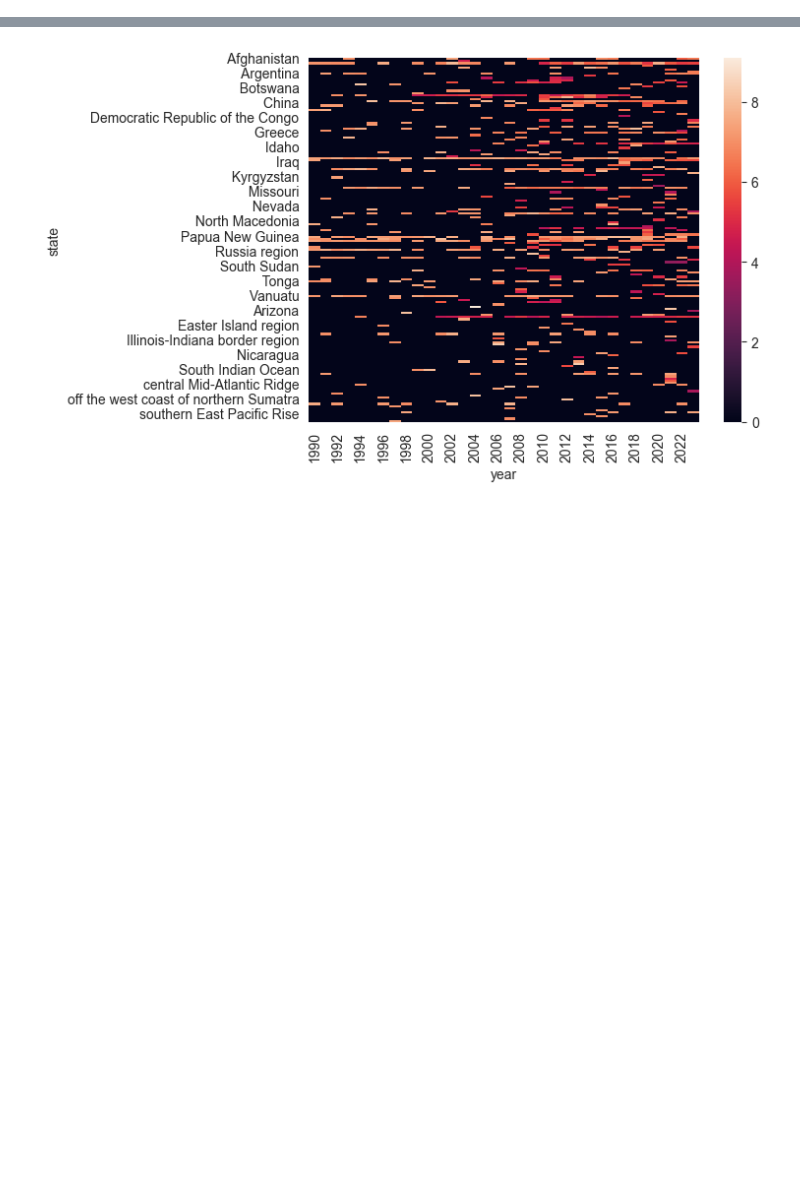
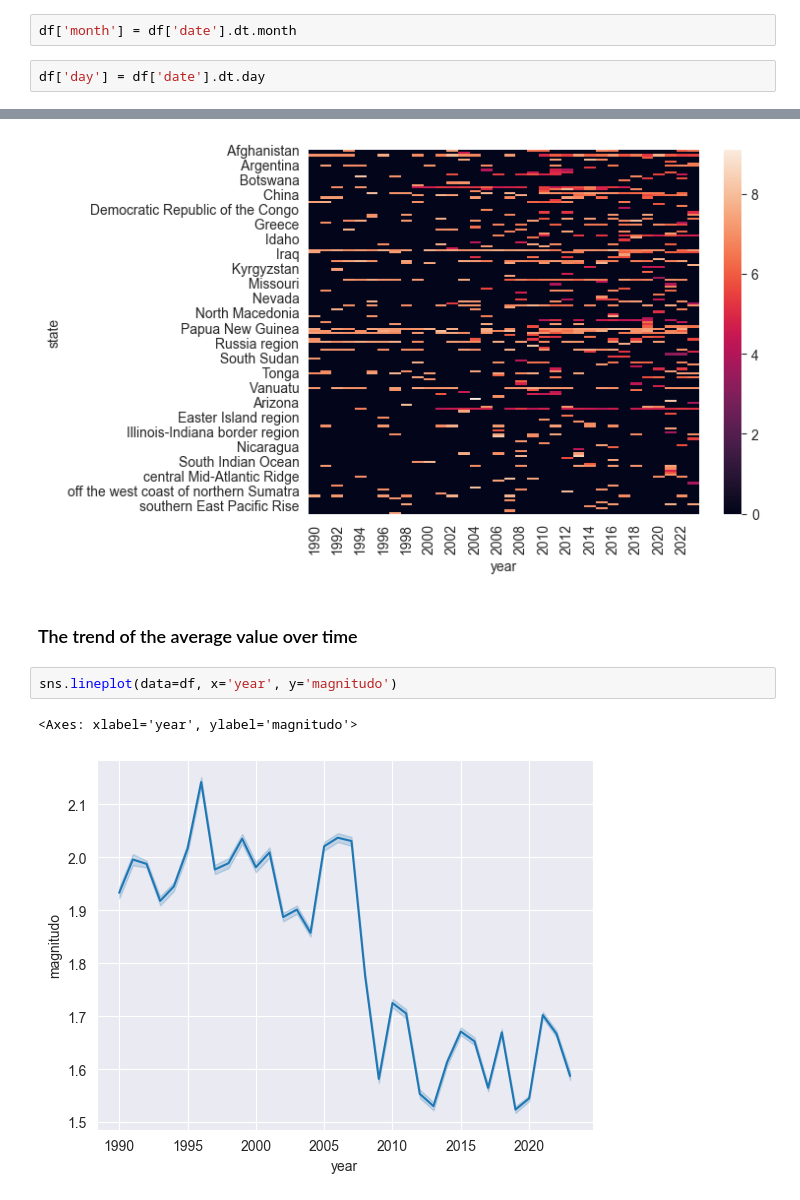
Before and after one commit to DenisIndenbom/DSBA-analytical-project, a Jupyter notebook: project.ipynb, the cells around one changed output, grey strips where cells are left out. Cells and saved outputs as stored; diff of their text form; blank space fills up the shorter version.

Commit message:
Created plot chapter 'The trend of the average value over time'

```diff
--- a/project.ipynb
+++ b/project.ipynb
@@ -139,3 +141,7 @@ df['time'] = pd.to_datetime(df['time'], format='mixed').dt.time
+# %%
+df['month'] = df['date'].dt.month
+# %%
+df['day'] = df['date'].dt.day
 # %% [markdown]
 ## Plots and analysis
 # %% [markdown]
@@ -218,3 +222,10 @@ sns.heatmap(df[['state', 'year', 'magnitudo']][df['significance'] > df['signific
 # %% [output]
 <Axes: xlabel='year', ylabel='state'>
 [figure]
+# %% [markdown]
+### The trend of the average value over time
+# %%
+sns.lineplot(data=df, x='year', y='magnitudo')
+# %% [output]
+<Axes: xlabel='year', ylabel='magnitudo'>
+[figure, added]
```
Also changed, not shown: parts of 4 cells of this notebook.
